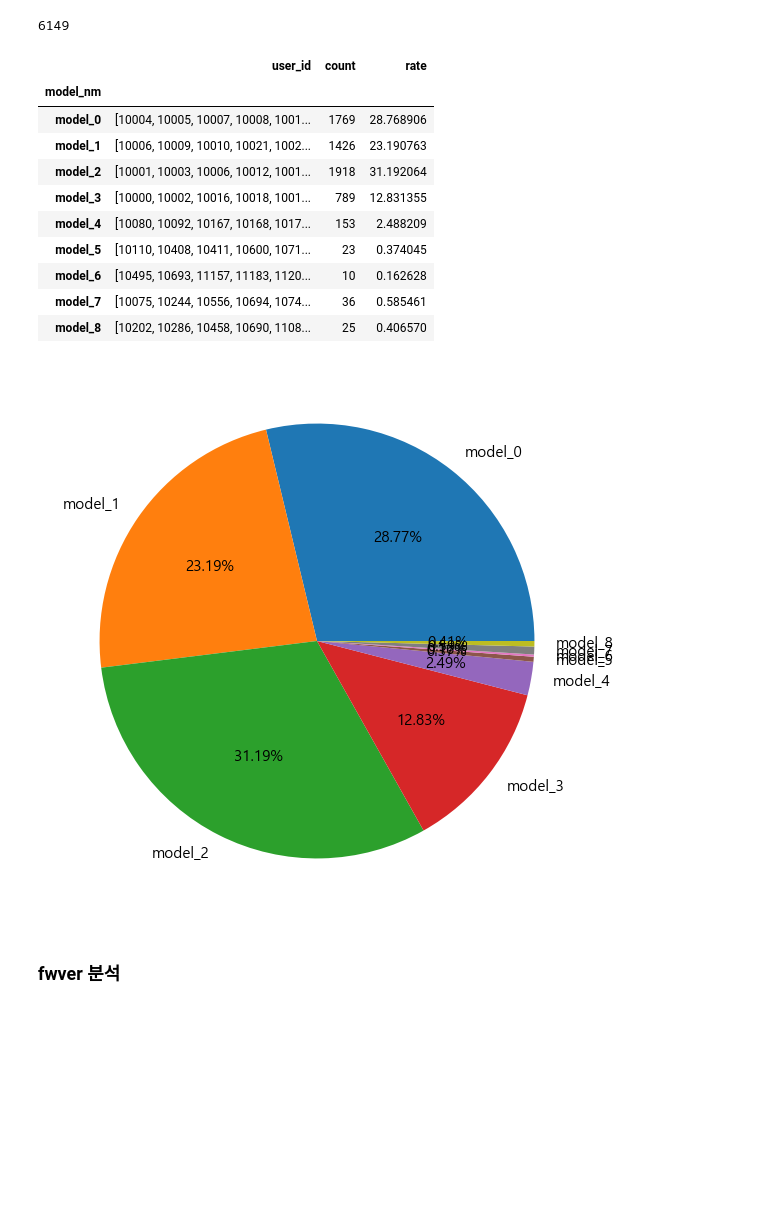
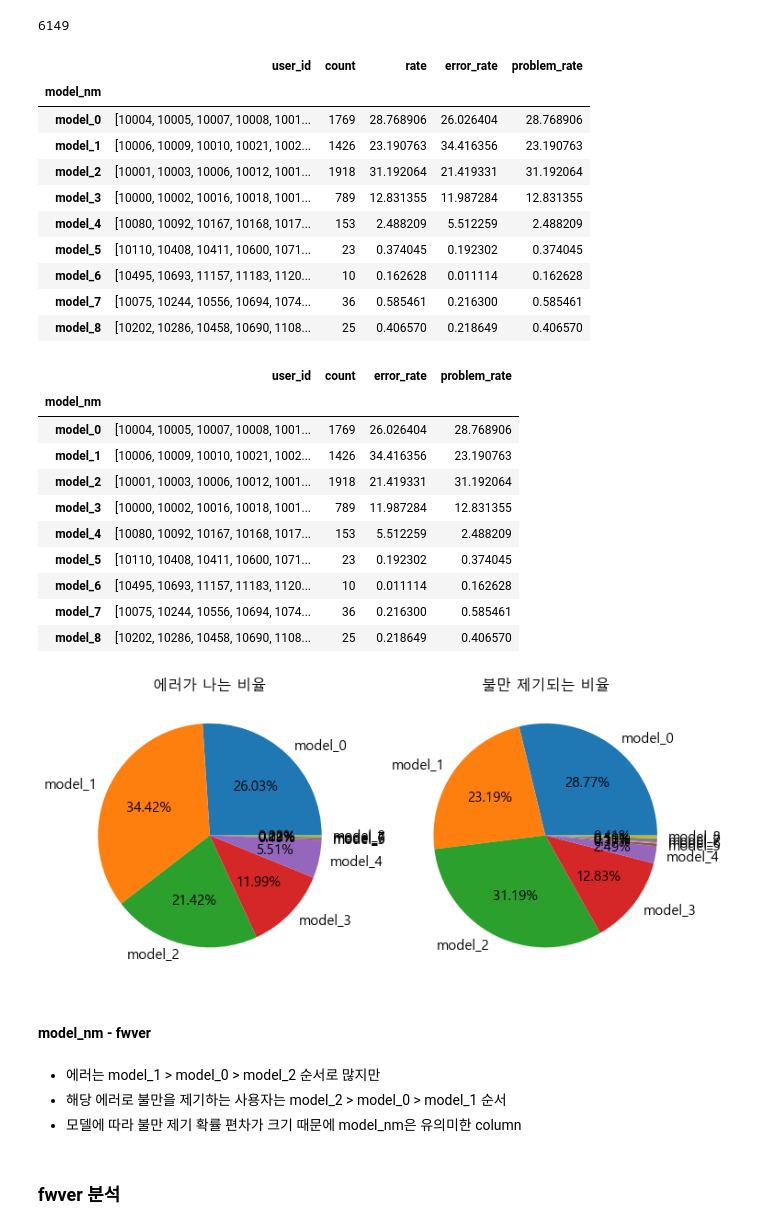
Before and after one commit to LEEHM97/machine-learning-exercises, a Jupyter notebook: 10.DAYCON대회_사용자불편예지/시스템 품질 변화로 인한 사용자 불편 예지.ipynb, the cells around one changed output. Drawn from its saved outputs; the diff is of its cells as text; code cells hidden in the pictures; blank space fills up the shorter version.

Commit message:
feat: compare with pie chart
between error_rate, problem_rate

```diff
--- a/10.DAYCON대회_사용자불편예지/시스템 품질 변화로 인한 사용자 불편 예지.ipynb
+++ b/10.DAYCON대회_사용자불편예지/시스템 품질 변화로 인한 사용자 불편 예지.ipynb
@@ -798,26 +800,54 @@ count_sum
 # %% [output]
 6149
 # %%
-id_model['rate'] = id_model['count'] / count_sum * 100
+id_model['problem_rate'] = id_model['count'] / count_sum * 100
 id_model
 # %% [output]
-|  | user_id | count | rate |
-| model_nm |  |  |  |
-| model_0 | [10004, 10005, 10007, 10008, 1001... | 1769 | 28.768906 |
-| model_1 | [10006, 10009, 10010, 10021, 1002... | 1426 | 23.190763 |
-| model_2 | [10001, 10003, 10006, 10012, 1001... | 1918 | 31.192064 |
-| model_3 | [10000, 10002, 10016, 10018, 1001... | 789 | 12.831355 |
-| model_4 | [10080, 10092, 10167, 10168, 1017... | 153 | 2.488209 |
-| model_5 | [10110, 10408, 10411, 10600, 1071... | 23 | 0.374045 |
-| model_6 | [10495, 10693, 11157, 11183, 1120... | 10 | 0.162628 |
-| model_7 | [10075, 10244, 10556, 10694, 1074... | 36 | 0.585461 |
-| model_8 | [10202, 10286, 10458, 10690, 1108... | 25 | 0.406570 |
+|  | user_id | count | rate | error_rate | problem_rate |
+| model_nm |  |  |  |  |  |
+| model_0 | [10004, 10005, 10007, 10008, 1001... | 1769 | 28.768906 | 26.026404 | 28.768906 |
+| model_1 | [10006, 10009, 10010, 10021, 1002... | 1426 | 23.190763 | 34.416356 | 23.190763 |
+| model_2 | [10001, 10003, 10006, 10012, 1001... | 1918 | 31.192064 | 21.419331 | 31.192064 |
+| model_3 | [10000, 10002, 10016, 10018, 1001... | 789 | 12.831355 | 11.987284 | 12.831355 |
+| model_4 | [10080, 10092, 10167, 10168, 1017... | 153 | 2.488209 | 5.512259 | 2.488209 |
+| model_5 | [10110, 10408, 10411, 10600, 1071... | 23 | 0.374045 | 0.192302 | 0.374045 |
+| model_6 | [10495, 10693, 11157, 11183, 1120... | 10 | 0.162628 | 0.011114 | 0.162628 |
+| model_7 | [10075, 10244, 10556, 10694, 1074... | 36 | 0.585461 | 0.216300 | 0.585461 |
+| model_8 | [10202, 10286, 10458, 10690, 1108... | 25 | 0.406570 | 0.218649 | 0.406570 |
+# %%
+id_model['error_rate'] = train_err.model_nm.value_counts().sort_index() / train_err.model_nm.value_counts().sum() * 100
+# %%
+id_model
+# %% [output]
+|  | user_id | count | error_rate | problem_rate |
+| model_nm |  |  |  |  |
+| model_0 | [10004, 10005, 10007, 10008, 1001... | 1769 | 26.026404 | 28.768906 |
+| model_1 | [10006, 10009, 10010, 10021, 1002... | 1426 | 34.416356 | 23.190763 |
+| model_2 | [10001, 10003, 10006, 10012, 1001... | 1918 | 21.419331 | 31.192064 |
+| model_3 | [10000, 10002, 10016, 10018, 1001... | 789 | 11.987284 | 12.831355 |
+| model_4 | [10080, 10092, 10167, 10168, 1017... | 153 | 5.512259 | 2.488209 |
+| model_5 | [10110, 10408, 10411, 10600, 1071... | 23 | 0.192302 | 0.374045 |
+| model_6 | [10495, 10693, 11157, 11183, 1120... | 10 | 0.011114 | 0.162628 |
+| model_7 | [10075, 10244, 10556, 10694, 1074... | 36 | 0.216300 | 0.585461 |
+| model_8 | [10202, 10286, 10458, 10690, 1108... | 25 | 0.218649 | 0.406570 |
 # %%
-plt.figure(figsize=(10,10))
-plt.pie(id_model['rate'], labels=id_model.index, autopct='%.2f%%', textprops={'fontsize':15})
+plt.figure(figsize=(12,12))
+plt.subplot(121)
+plt.title('에러가 나는 비율', fontsize=16)
+plt.pie(id_model['error_rate'], labels=id_model.index, autopct='%.2f%%', textprops={'fontsize':15})
+
+plt.subplot(122)
+plt.title('불만 제기되는 비율', fontsize=16)
+plt.pie(id_model['problem_rate'], labels=id_model.index, autopct='%.2f%%', textprops={'fontsize':15})
 plt.show()
 # %% [output]
-[figure, old version]
+[figure, new version]
+# %% [markdown]
+#### model_nm - fwver
+# %% [markdown]
+- 에러는 model_1  > model_0 > model_2 순서로 많지만
+- 해당 에러로 불만을 제기하는 사용자는 model_2 > model_0 > model_1 순서
+- 모델에 따라 불만 제기 확률 편차가 크기 때문에 model_nm은 유의미한 column
 # %% [markdown]
 ### fwver 분석
 # %%
```
Also changed, not shown: parts of 2 cells of this notebook.
